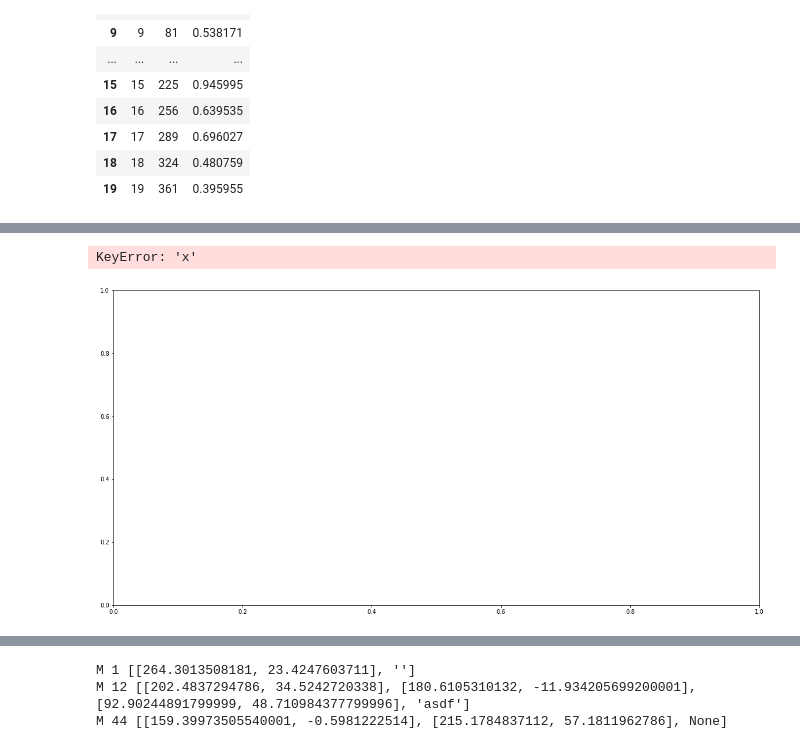
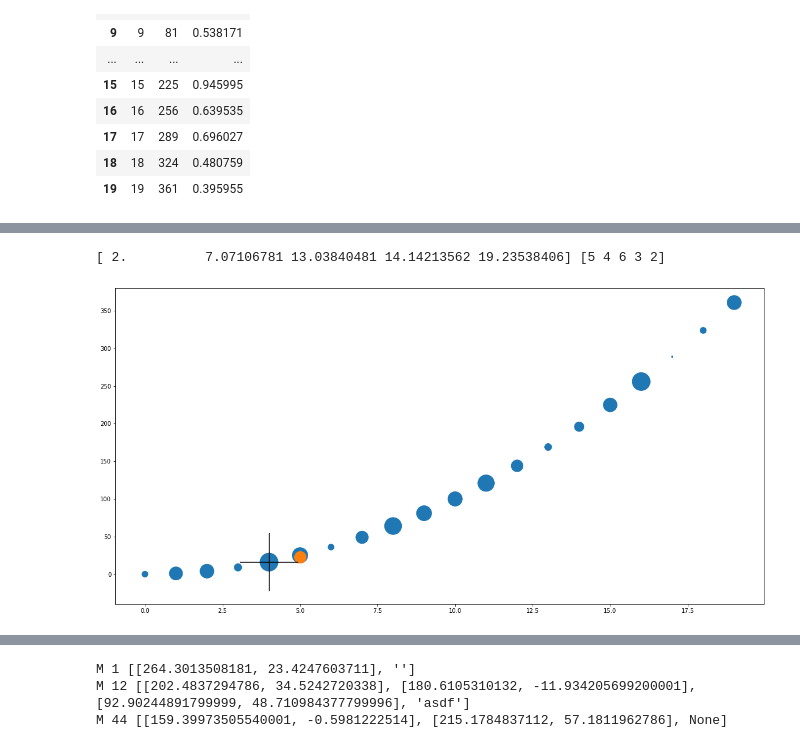
Before and after one commit to vvkrddy/Star-Hopping, a Jupyter notebook: data_stats.ipynb, the cells around one changed output, grey strips where cells are left out. Drawn from its saved outputs; the diff is of its cells as text; code cells hidden in the pictures.

```diff
--- a/data_stats.ipynb
+++ b/data_stats.ipynb
@@ -515,5 +404,3 @@ d
 | 17 | 17 | 289 | 0.696027 |
 | 18 | 18 | 324 | 0.480759 |
 | 19 | 19 | 361 | 0.395955 |
-# %%
-d['m'].loc['100']=4
@@ -540,4 +406,0 @@ d
-# %%
-y=np.array(d['y'])
-a=1
-b=2
@@ -572,18 +407,18 @@ for i in (zip(x,y)):
 # %%
 fig, ax=plt.subplots(1,1, figsize=(20,10))
 ax.scatter(d['x'], d['y'], s=m*1000)
 a=[5]
 b=[22+1]
 ax.scatter(a[0],b[0], s=400)
 
 tree = spatial.KDTree(list(zip(x.ravel(), y.ravel())))
 points=np.array([a[0],b[0]])
-dist,ind = tree.query_ball_point(points, 100)
-# dist,ind = tree.query(points, k=5)
+# dist,ind = tree.query(points, 100)
+dist,ind = tree.query(points, k=5)
 
 print(dist, ind)
-# ax.scatter(d['x'][d['m'][ind].idxmax()],  d['y'][d['m'][ind].idxmax()], c='black', s=10000, marker='+')
+ax.scatter(d['x'][d['m'][ind].idxmax()],  d['y'][d['m'][ind].idxmax()], c='black', s=10000, marker='+')
 plt.show()
 # %% [output]
-KeyError: 'x'
+[ 2.          7.07106781 13.03840481 14.14213562 19.23538406] [5 4 6 3 2]
-[figure, old version]
+[figure, new version]
```
Also changed, not shown: parts of 22 cells of this notebook, 2 other files.
